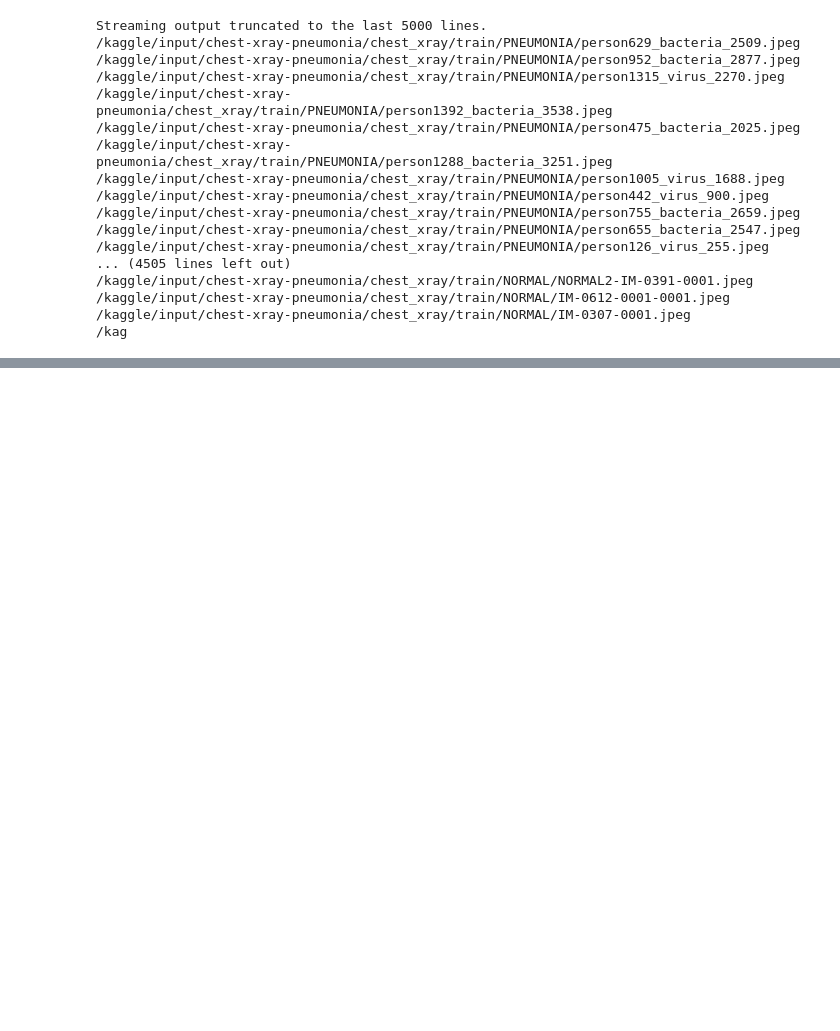
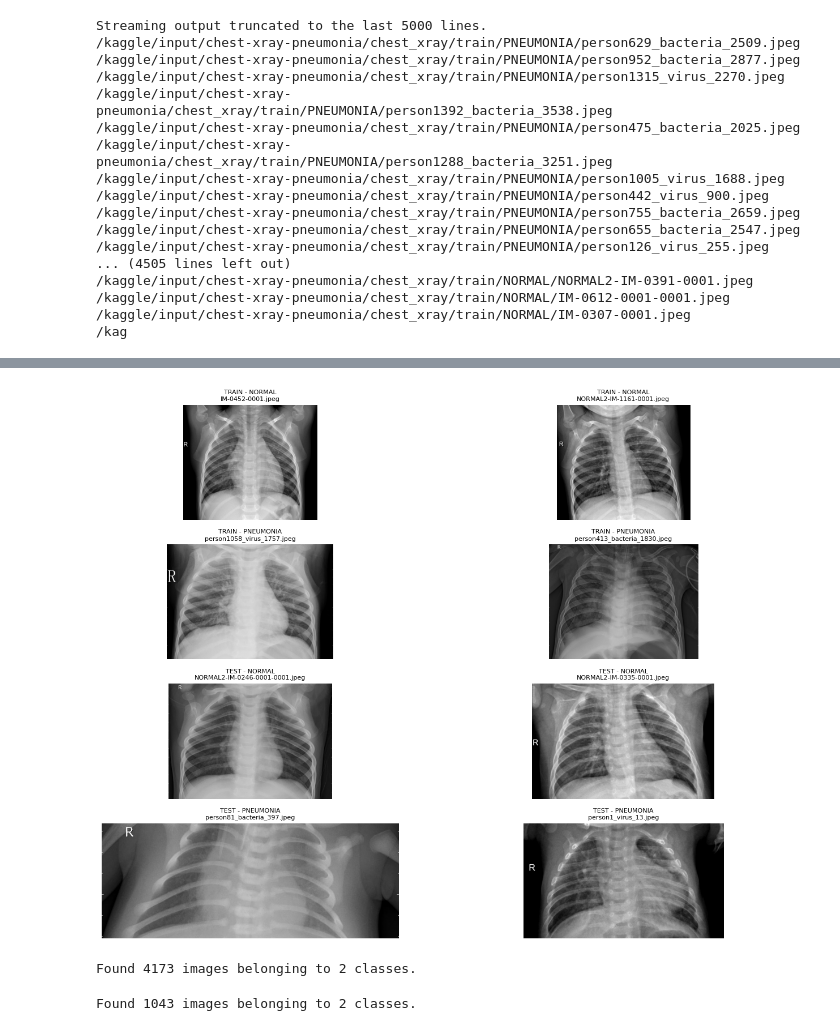
Before and after one commit to shivamkumar359/Pneumonia_detection, a Jupyter notebook: notebook/pneumonia_detection.ipynb, the cells around one changed output, grey strips where cells are left out. Cells and saved outputs as stored; diff of their text form; code cells hidden in the pictures; blank space fills up the shorter version.

```diff
--- a/notebook/pneumonia_detection.ipynb
+++ b/notebook/pneumonia_detection.ipynb
@@ -64,0 +79,42 @@ for category, classes_data in image_counts.items():
+# %%
+import matplotlib.pyplot as plt
+import matplotlib.image as mpimg
+import random
+
+# Function to display sample images
+def display_sample_images(base_dir, categories, classes, num_samples_per_class=2):
+    plt.figure(figsize=(15, 10))
+    plot_index = 1
+
+    for category in categories:
+        for cls in classes:
+            dir_path = os.path.join(base_dir, category, cls)
+            if os.path.exists(dir_path):
+                # Get all image files, excluding hidden files like .DS_Store
+                images = [f for f in os.listdir(dir_path) if os.path.isfile(os.path.join(dir_path, f)) and not f.startswith('.')]
+
+                if images:
+                    # Randomly select a few images
+                    sample_images = random.sample(images, min(len(images), num_samples_per_class))
+
+                    for img_name in sample_images:
+                        img_path = os.path.join(dir_path, img_name)
+                        img = mpimg.imread(img_path)
+
+                        plt.subplot(len(categories) * len(classes), num_samples_per_class, plot_index)
+                        plt.imshow(img, cmap='gray') # X-ray images are usually grayscale
+                        plt.title(f'{category.upper()} - {cls}\n{img_name}', fontsize=8)
+                        plt.axis('off')
+                        plot_index += 1
+                else:
+                    print(f"No images found in {dir_path}")
+            else:
+                print(f"Directory not found: {dir_path}")
+
+    plt.tight_layout()
+    plt.show()
+
+# Display sample images from TRAIN and TEST categories for both classes
+display_sample_images(base_dir, ['train', 'test'], classes, num_samples_per_class=2)
+# %% [output]
+[figure, added]
@@ -64,0 +159,30 @@ for category, classes_data in image_counts.items():
+# %%
+# =========================
+# Training Generator
+# =========================
+
+train_generator = train_datagen.flow_from_directory(
+    train_dir,
+    target_size=(img_width, img_height),
+    batch_size=batch_size,
+    class_mode='binary',
+    subset='training', # Specify this as the training subset
+    shuffle=True
+)
+# %% [output]
+Found 4173 images belonging to 2 classes.
+# %%
+# =========================
+# Validation Generator
+# =========================
+
+validation_generator = train_datagen.flow_from_directory(
+    train_dir,
+    target_size=(img_width, img_height),
+    batch_size=batch_size,
+    class_mode='binary',
+    subset='validation', # Specify this as the validation subset
+    shuffle=False # No need to shuffle validation data
+)
+# %% [output]
+Found 1043 images belonging to 2 classes.
```
Also changed, not shown: parts of 7 cells of this notebook.
